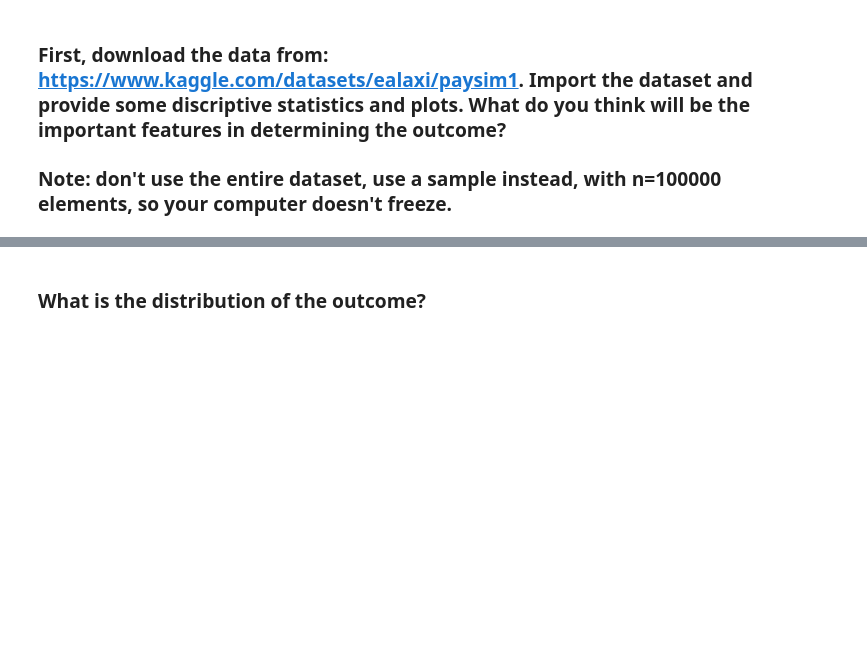
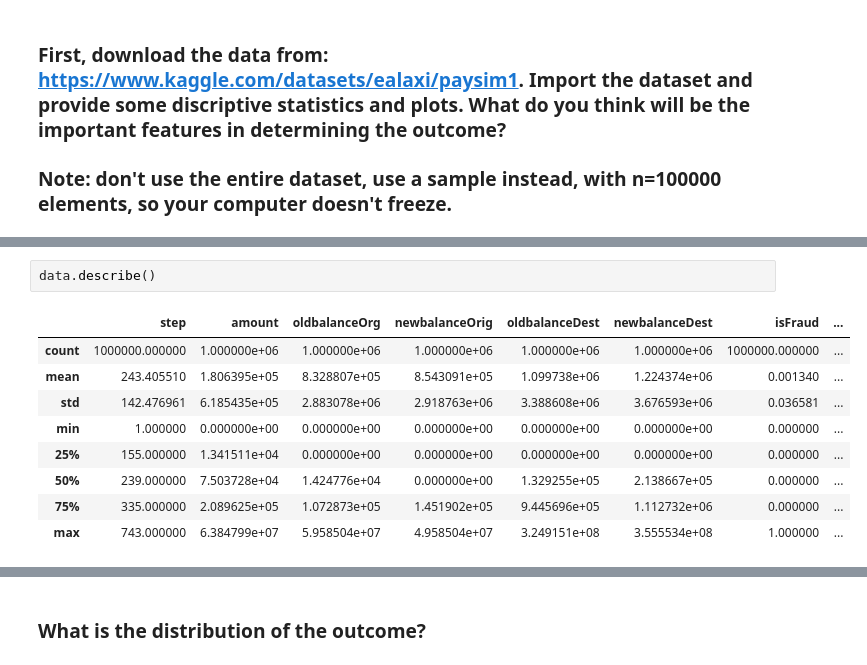
Before and after one commit to ta-data-lis/lab-imbalance, a Jupyter notebook: your-code/lab_imbalance.ipynb, the cells around one changed output, grey strips where cells are left out. Saved outputs shown, nothing was run; the diff lists cells and outputs as text; blank space fills up the shorter version.

```diff
--- a/your-code/lab_imbalance.ipynb
+++ b/your-code/lab_imbalance.ipynb
@@ -13,0 +40,12 @@ Like we disussed in class, when we have noisy data, if we are not careful, we ca
+# %%
+data.describe()
+# %% [output]
+|  | step | amount | oldbalanceOrg | newbalanceOrig | oldbalanceDest | newbalanceDest | isFraud | ... |
+| count | 1000000.000000 | 1.000000e+06 | 1.000000e+06 | 1.000000e+06 | 1.000000e+06 | 1.000000e+06 | 1000000.000000 | ... |
+| mean | 243.405510 | 1.806395e+05 | 8.328807e+05 | 8.543091e+05 | 1.099738e+06 | 1.224374e+06 | 0.001340 | ... |
+| std | 142.476961 | 6.185435e+05 | 2.883078e+06 | 2.918763e+06 | 3.388608e+06 | 3.676593e+06 | 0.036581 | ... |
+| min | 1.000000 | 0.000000e+00 | 0.000000e+00 | 0.000000e+00 | 0.000000e+00 | 0.000000e+00 | 0.000000 | ... |
+| 25% | 155.000000 | 1.341511e+04 | 0.000000e+00 | 0.000000e+00 | 0.000000e+00 | 0.000000e+00 | 0.000000 | ... |
+| 50% | 239.000000 | 7.503728e+04 | 1.424776e+04 | 0.000000e+00 | 1.329255e+05 | 2.138667e+05 | 0.000000 | ... |
+| 75% | 335.000000 | 2.089625e+05 | 1.072873e+05 | 1.451902e+05 | 9.445696e+05 | 1.112732e+06 | 0.000000 | ... |
+| max | 743.000000 | 6.384799e+07 | 5.958504e+07 | 4.958504e+07 | 3.249151e+08 | 3.555534e+08 | 1.000000 | ... |
```
Also changed, not shown: parts of 30 cells of this notebook.
